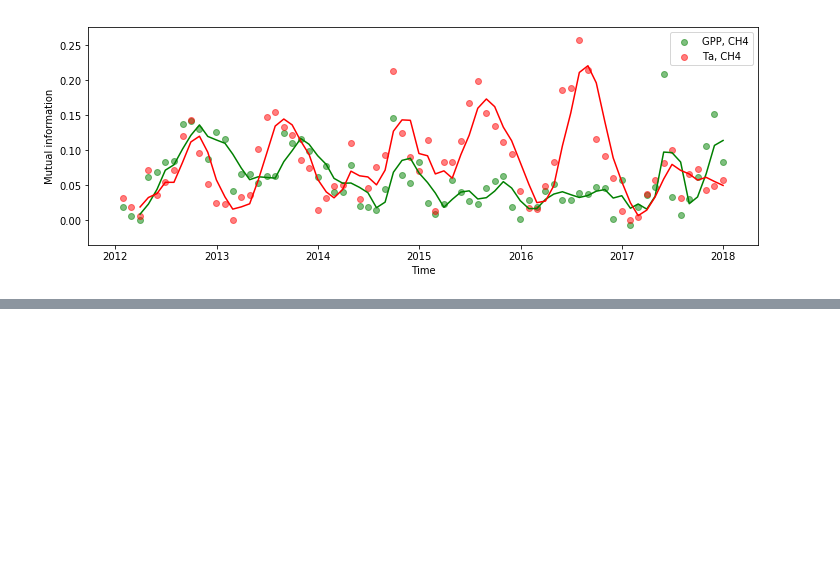
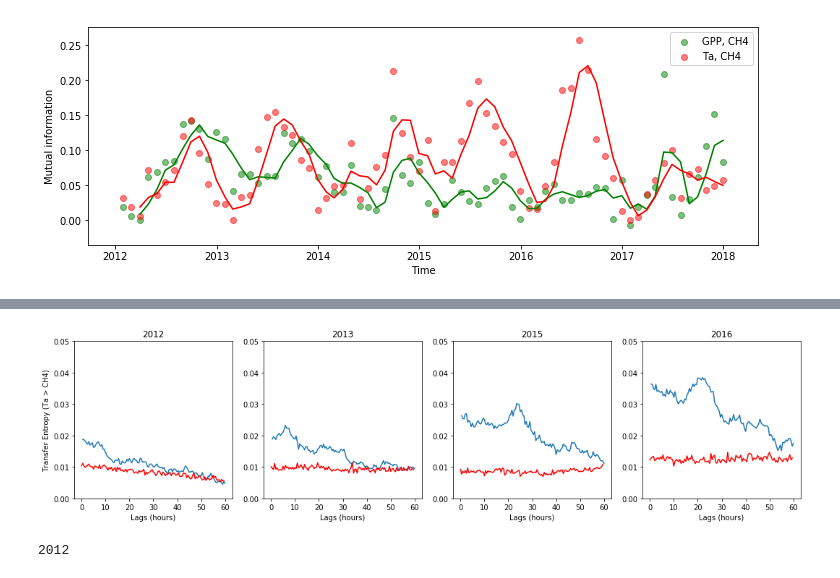
Before and after one commit to samdchamberlain/salinity_py, a Jupyter notebook: entropy_functions.ipynb, the cells around one changed output, grey strips where cells are left out. Cells and saved outputs as stored; diff of their text form; code cells hidden in the pictures; blank space fills up the shorter version.

```diff
--- a/entropy_functions.ipynb
+++ b/entropy_functions.ipynb
@@ -112,0 +209,17 @@ np.percentile(peat['wm_gf'], q = (1 - 0.01) * 100)
+# %%
+years = sub.index.year.unique()
+fig, ax = plt.subplots(1, len(years), figsize=(18, 4))
+
+for i in range(len(years)):
+    ax[i].plot(TA_te.index/2, TA_te.iloc[:, i])
+    ax[i].plot(TA_sig.index/2, TA_sig.iloc[:, i], color='red')
+    ax[i].set_ylim(0, 0.05)
+    ax[i].set_title(TA_te.columns[i])
+    ax[i].set_xlabel('Lags (hours)')
+    ax[0].set_ylabel('Transfer Entropy (Ta > CH4)')
+# %% [output]
+[figure, added]
+# %%
+TA_te.columns[0]
+# %% [output]
+2012
```
Also changed, not shown: parts of 8 cells of this notebook, 2 other files.
